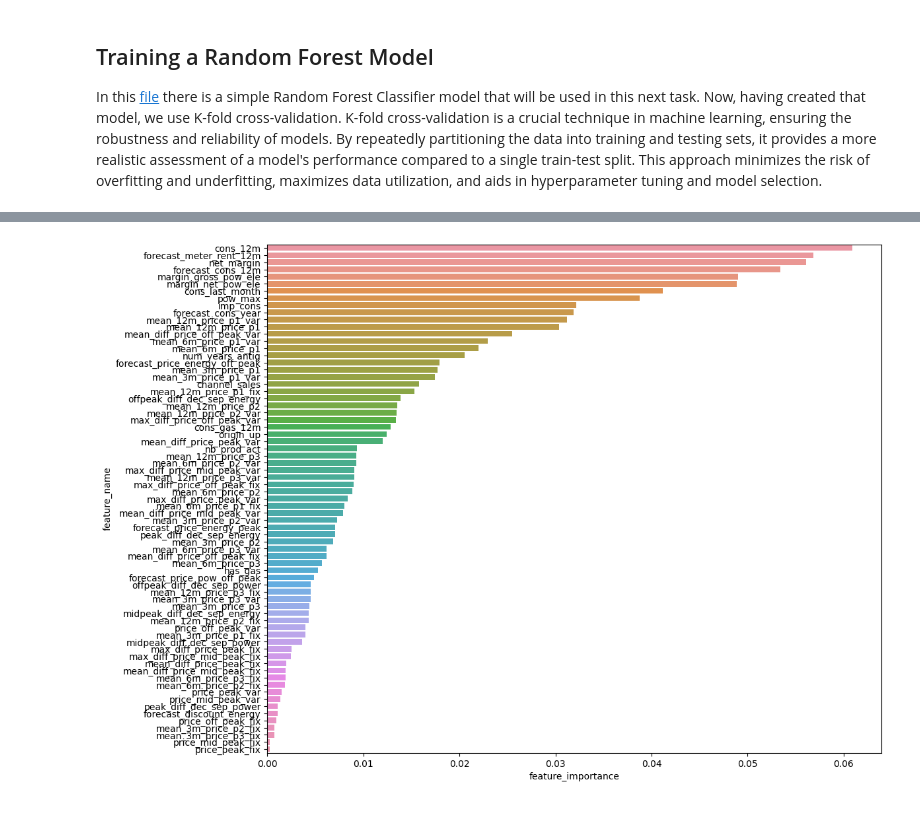
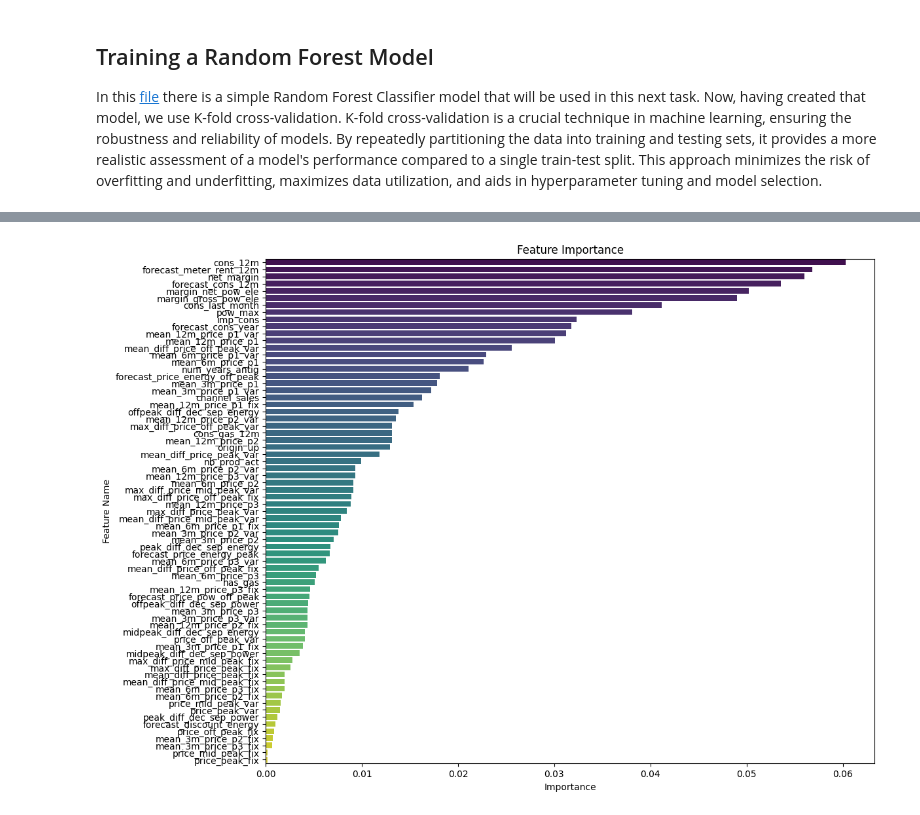
Before and after one commit to alexaguileralopez/BCGDataScienceInternship, a Jupyter notebook: FEATURE ENGINEERING/feature_engineering.ipynb, the cells around one changed output, grey strips where cells are left out. Drawn from its saved outputs; the diff is of its cells as text; code cells hidden in the pictures.

```diff
--- a/FEATURE ENGINEERING/feature_engineering.ipynb
+++ b/FEATURE ENGINEERING/feature_engineering.ipynb
@@ -356,17 +356,16 @@ memory usage: 98.9+ MB
 In this [file](<RandomForestClassifier.py>) there is a simple Random Forest Classifier model that will be used in this next task.
 Now, having created that model, we use K-fold cross-validation. K-fold cross-validation is a crucial technique in machine learning, ensuring the robustness and reliability of models. By repeatedly partitioning the data into training and testing sets, it provides a more realistic assessment of a model's performance compared to a single train-test split. This approach minimizes the risk of overfitting and underfitting, maximizes data utilization, and aids in hyperparameter tuning and model selection.
 # %%
+from sklearn.model_selection import StratifiedKFold
+from sklearn.ensemble import RandomForestClassifier
 
-from sklearn.model_selection import StratifiedKFold
-from sklearn.metrics import precision_score, recall_score, accuracy_score
-
-X = df.drop(columns= ['id', 'churn'])
+X = df.drop(columns=['id', 'churn'])
 y = df['churn']
 
-# Initialize your model and other variables
+# Initialize your model and a DataFrame to store feature importance
 model = RandomForestClassifier()
-pred_train_labels = np.zeros(shape=(X.shape[0], 2))  # predicted training labels
 feature_importance_df = pd.DataFrame(data={'feature_name': X.columns, 'feature_importance': [0] * len(X.columns)})
+pred_train_labels = np.zeros(shape=(X.shape[0], 2))   # pred training labels
 
 # Create kfold object
 kfold = StratifiedKFold(n_splits=5, shuffle=True, random_state=29)
@@ -377,24 +376,24 @@ for train_index, test_index in kfold.split(X, y):
     X_train, X_test = X.loc[train_index], X.loc[test_index]
     y_train, y_test = y[train_index], y[test_index]
 
-    # Train your model using your custom ClassificationModel
+    # Train your model
     model.fit(X_train, y_train)
 
-    # Evaluate your model using your custom ClassificationModel
+    # Predict probabilities
+    pred_train_labels[test_index] = model.predict_proba(X_test)
 
-    accuracy = accuracy_score(y_test, model.predict(X_test))
-
-    # Record metrics or perform further actions as needed
-    pred_train_labels[test_index] = model.predict_proba(X_test)
+    # Aggregate feature importances
     feature_importance_df['feature_importance'] += model.feature_importances_
-
-    print(f"Fold {fold_counter} Precision {precision_score(y_test, model.predict(X_test)):.3f} Recall {recall_score(y_test, model.predict(X_test)):.3f} Accuracy {accuracy:.3f}")
 
     fold_counter += 1
 
 # Calculate aggregated feature importances across folds
 feature_importance_df['feature_importance'] /= kfold.n_splits
 
-# You can access the aggregated feature importance across folds using feature_importance_df
+# View the aggregated feature importances
 print(feature_importance_df)
+
+# predicted labels
+pred_y = pred_train_labels.argmax(axis=-1)
+print(f"Total  Precision {precision_score(y, pred_y):.3f} Recall {recall_score(y, pred_y):.3f} Accuracy {accuracy_score(y, pred_y):.3f}")
 # %% [output]
@@ -477,5 +415,18 @@ Fold 5 Precision 1.000 Recall 1.000 Accuracy 1.000
-# %%
-fig = plt.figure(figsize=(12,10))
-ax = sns.barplot(data=feature_importance_df.sort_values(by=['feature_importance'], ascending=False), y='feature_name', x='feature_importance')
-# %% [output]
-[figure, removed]
+# %%
+features = [i.split("__")[0] for i in X.columns]
+importances = model.feature_importances_
+indices = np.argsort(importances)
+
+# Create a DataFrame with feature names and importances
+importance_df = pd.DataFrame({'Feature': features, 'Importance': importances})
+importance_df = importance_df.sort_values(by='Importance', ascending=False)
+
+# Create the barplot
+plt.figure(figsize=(12, 10))
+ax = sns.barplot(data=importance_df, y='Feature', x='Importance', palette='viridis')
+ax.set_title('Feature Importance')
+ax.set_xlabel('Importance')
+ax.set_ylabel('Feature Name')
+plt.show()
+# %% [output]
+[figure, added]
```
Also changed, not shown: parts of 3 cells of this notebook.
